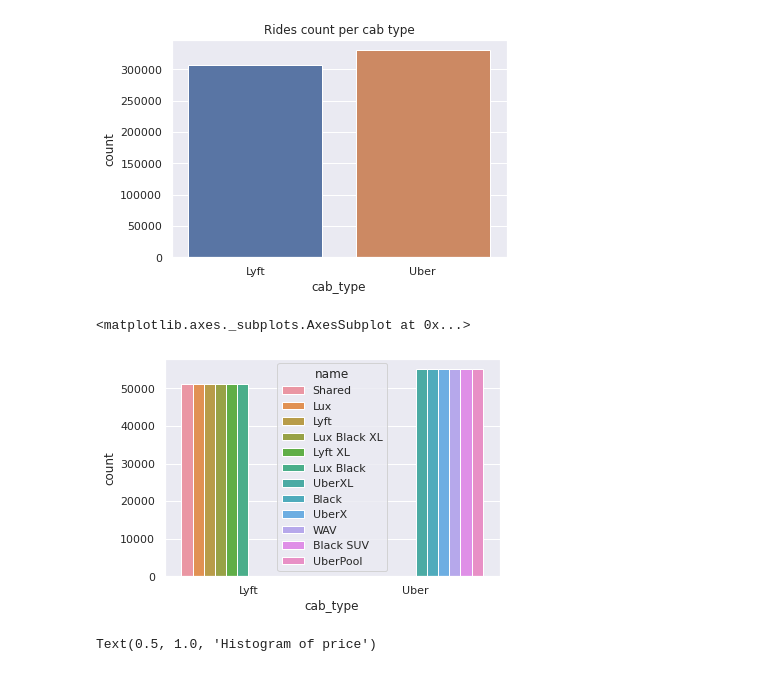
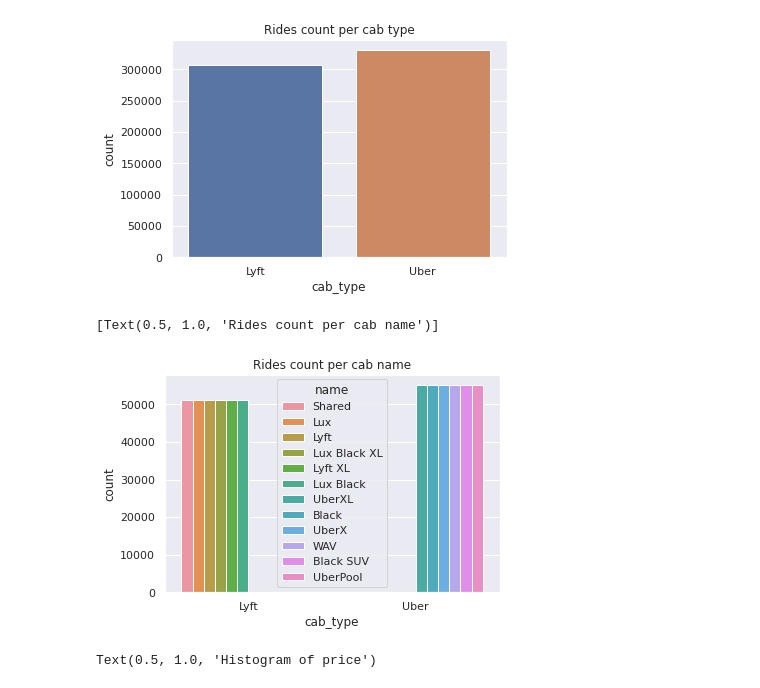
Before and after one commit to liliya2022/Python-Data-Analysis-Project, a Jupyter notebook: Python_Data_Analysis_Project_Final.ipynb, the cells around one changed output. Saved outputs shown, nothing was run; the diff lists cells and outputs as text; code cells hidden in the pictures.

```diff
--- a/Python_Data_Analysis_Project_Final.ipynb
+++ b/Python_Data_Analysis_Project_Final.ipynb
@@ -211,10 +211,10 @@ sns.countplot(data = dfrideshare, x='cab_type').set(title = "Rides count per cab
 # %%
 # compare number of rides by names of cabs
 
-sns.countplot(x="cab_type", hue="name", data=dfrideshare) #uber cabs are used more often
+sns.countplot(x="cab_type", hue="name", data=dfrideshare).set(title = "Rides count per cab name") #uber cabs are used more often
 # %% [output]
-<matplotlib.axes._subplots.AxesSubplot at 0x...>
+[Text(0.5, 1.0, 'Rides count per cab name')]
-[figure, old version]
+[figure, new version]
 # %%
 #normal distribution graph for price(both cab types):
 
```
Also changed, not shown: parts of 25 cells of this notebook.
